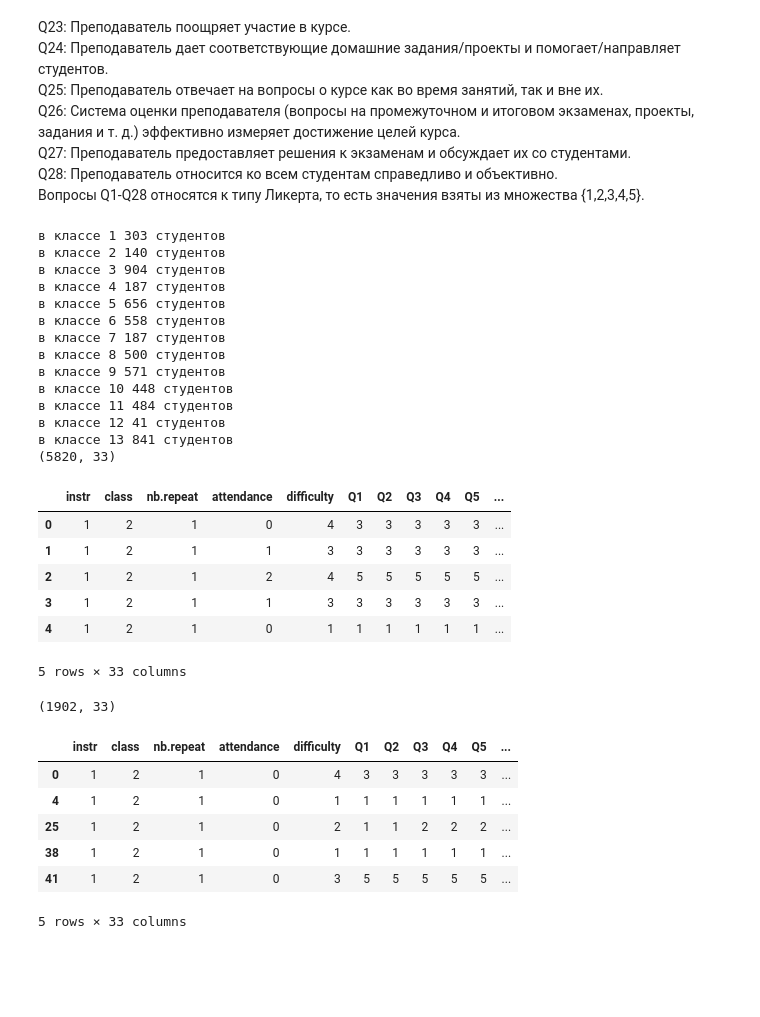
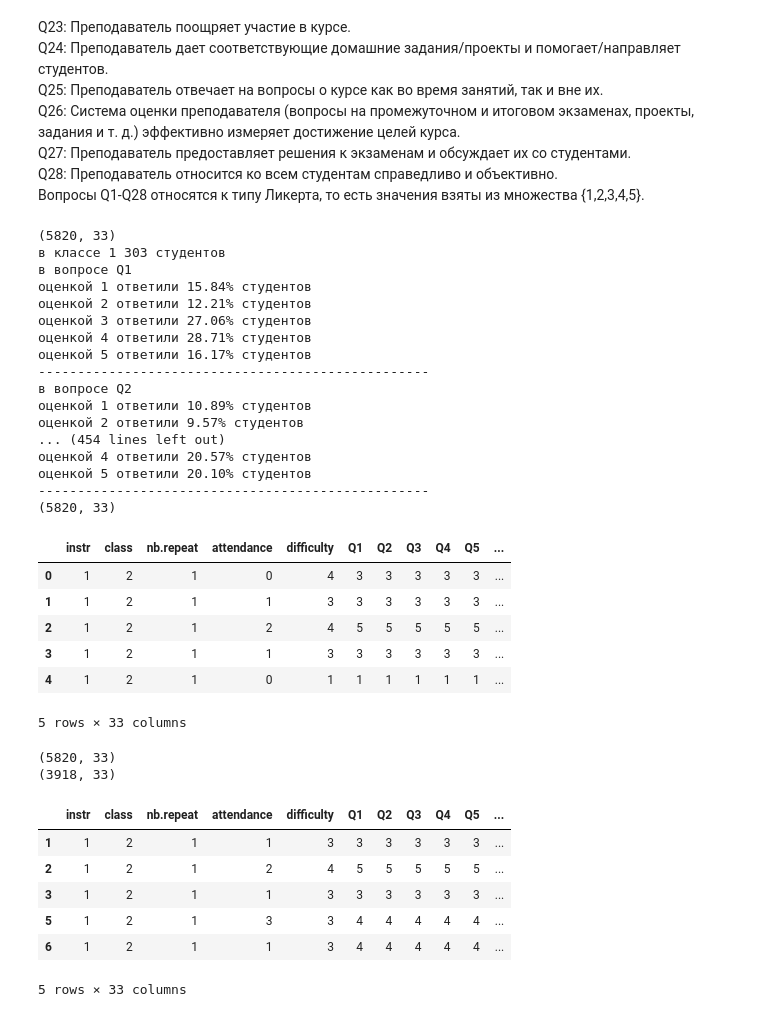
Before and after one commit to matv864/AI_work, a Jupyter notebook: analyze_data/1_turkiye_students/main.ipynb, the cells around one changed output. Drawn from its saved outputs; the diff is of its cells as text; code cells hidden in the pictures; blank space fills up the shorter version.

Commit message:
tutor accept turkey students

```diff
--- a/analyze_data/1_turkiye_students/main.ipynb
+++ b/analyze_data/1_turkiye_students/main.ipynb
@@ -57,22 +57,25 @@ Q27: Преподаватель предоставляет решения к э
 Q28: Преподаватель относится ко всем студентам справедливо и объективно. \
 Вопросы Q1-Q28 относятся к типу Ликерта, то есть значения взяты из множества {1,2,3,4,5}.
 # %%
-# если в классе >80% студентов отвечали на субъективные вопросы одинакого, то мы не принимаем другие ответы
+# если в классе >50% студентов отвечали на субъективные вопросы одинакого, то мы не принимаем другие ответы
 # например
 # Q1: Содержание семестрового курса, методика преподавания и система оценки были предоставлены в начале.
 # Q2: Цели и задачи курса были четко сформулированы в начале периода.
 # Q3: Курс соответствовал количеству зачетных единиц, присвоенных ему.
 # Q4: Курс преподавался в соответствии с программой, объявленной в первый день занятий.
 # Q17: Преподаватель приходил на занятия вовремя.
+print(data.shape)
 for student_group in range(1,13+1):
     data_for_student_group = data[(data["class"]==student_group)]
     print(f"в классе {student_group} {data_for_student_group.shape[0]} студентов")
     class_quantity = data_for_student_group.shape[0]
-    need_quantity = class_quantity * 0.6
+    need_quantity = class_quantity * 0.5
     for question in ["Q1", "Q2", "Q3", "Q4", "Q17"]:
+        print(f"в вопросе {question}")
         rate_static = [None, 0, 0, 0, 0, 0]
         for popular_rate in range(1,5+1):
-            # print(data_for_student_group[data_for_student_group[question]==popular_rate].shape[0] / class_quantity * 100)
+            statistik = data_for_student_group[data_for_student_group[question]==popular_rate].shape[0] / class_quantity * 100
+            print(f"оценкой {popular_rate} ответили {statistik:.2f}% студентов")
             popular_rate_quantity = data_for_student_group[data_for_student_group[question]==popular_rate].shape[0]
             if popular_rate_quantity >= need_quantity:
                 data_for_student_group[question] =\
@@ -80,22 +83,26 @@ for student_group in range(1,13+1):
                 changed = class_quantity - popular_rate_quantity
                 print(f"поменяли {changed} в вопросе {question} на ответ {popular_rate}, класс {student_group}")
                 break
+        print("-"*50)
 print(data.shape)
 data.head()
 # %% [output]
+(5820, 33)
 в классе 1 303 студентов
-в классе 2 140 студентов
-в классе 3 904 студентов
-в классе 4 187 студентов
-в классе 5 656 студентов
-в классе 6 558 студентов
-в классе 7 187 студентов
-в классе 8 500 студентов
-в классе 9 571 студентов
-в классе 10 448 студентов
-в классе 11 484 студентов
-в классе 12 41 студентов
-в классе 13 841 студентов
+в вопросе Q1
+оценкой 1 ответили 15.84% студентов
+оценкой 2 ответили 12.21% студентов
+оценкой 3 ответили 27.06% студентов
+оценкой 4 ответили 28.71% студентов
+оценкой 5 ответили 16.17% студентов
+--------------------------------------------------
+в вопросе Q2
+оценкой 1 ответили 10.89% студентов
+оценкой 2 ответили 9.57% студентов
+... (454 lines left out)
+оценкой 4 ответили 20.57% студентов
+оценкой 5 ответили 20.10% студентов
+--------------------------------------------------
 (5820, 33)
 |  | instr | class | nb.repeat | attendance | difficulty | Q1 | Q2 | Q3 | Q4 | Q5 | ... |
 | 0 | 1 | 2 | 1 | 0 | 4 | 3 | 3 | 3 | 3 | 3 | ... |
@@ -106,17 +113,19 @@ data.head()
 5 rows × 33 columns
 # %%
 # очищаем ответы студентов с нулевым уровнем посещаемости
-data = data[(data["attendance"]==0)]
+print(data.shape)
+data = data[(data["attendance"]!=0)]
 print(data.shape)
 data.head()
 # %% [output]
-(1902, 33)
+(5820, 33)
+(3918, 33)
 |  | instr | class | nb.repeat | attendance | difficulty | Q1 | Q2 | Q3 | Q4 | Q5 | ... |
-| 0 | 1 | 2 | 1 | 0 | 4 | 3 | 3 | 3 | 3 | 3 | ... |
-| 4 | 1 | 2 | 1 | 0 | 1 | 1 | 1 | 1 | 1 | 1 | ... |
-| 25 | 1 | 2 | 1 | 0 | 2 | 1 | 1 | 2 | 2 | 2 | ... |
-| 38 | 1 | 2 | 1 | 0 | 1 | 1 | 1 | 1 | 1 | 1 | ... |
-| 41 | 1 | 2 | 1 | 0 | 3 | 5 | 5 | 5 | 5 | 5 | ... |
+| 1 | 1 | 2 | 1 | 1 | 3 | 3 | 3 | 3 | 3 | 3 | ... |
+| 2 | 1 | 2 | 1 | 2 | 4 | 5 | 5 | 5 | 5 | 5 | ... |
+| 3 | 1 | 2 | 1 | 1 | 3 | 3 | 3 | 3 | 3 | 3 | ... |
+| 5 | 1 | 2 | 1 | 3 | 3 | 4 | 4 | 4 | 4 | 4 | ... |
+| 6 | 1 | 2 | 1 | 1 | 3 | 4 | 4 | 4 | 4 | 4 | ... |
 5 rows × 33 columns
 # %%
 # очищаем ответы студентов, которые не посещали курс
```
Also changed, not shown: parts of 2 cells of this notebook.
